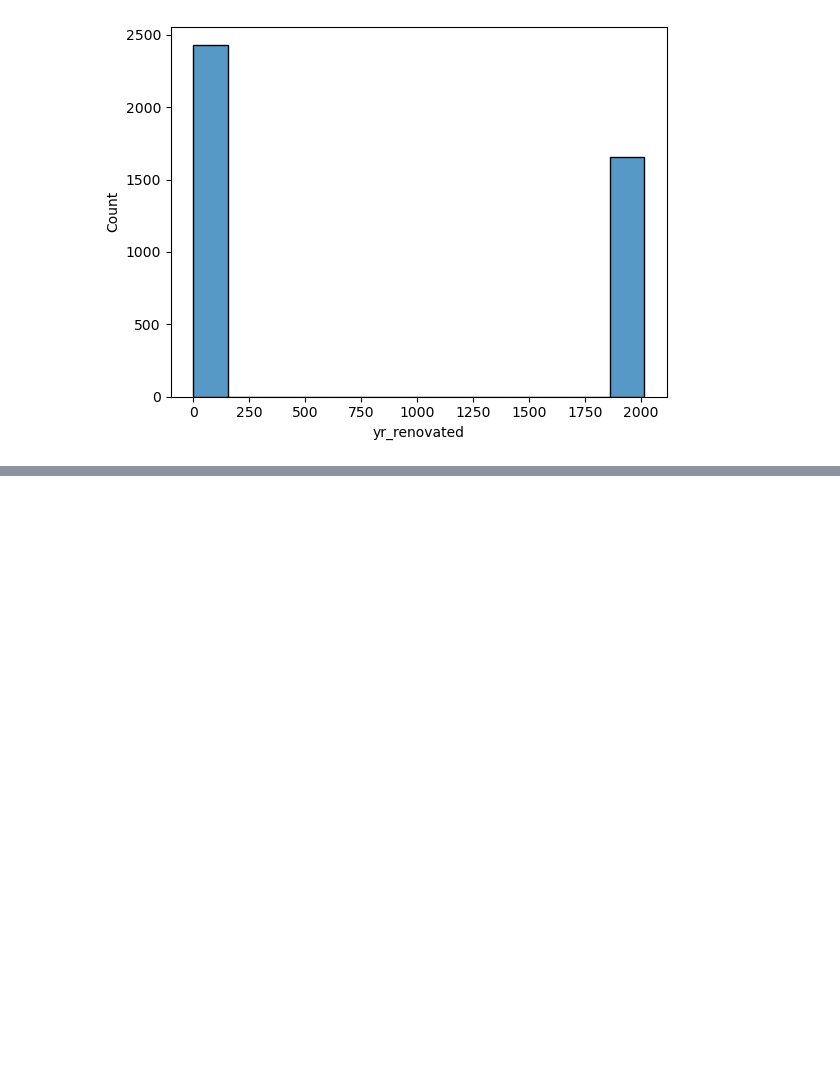
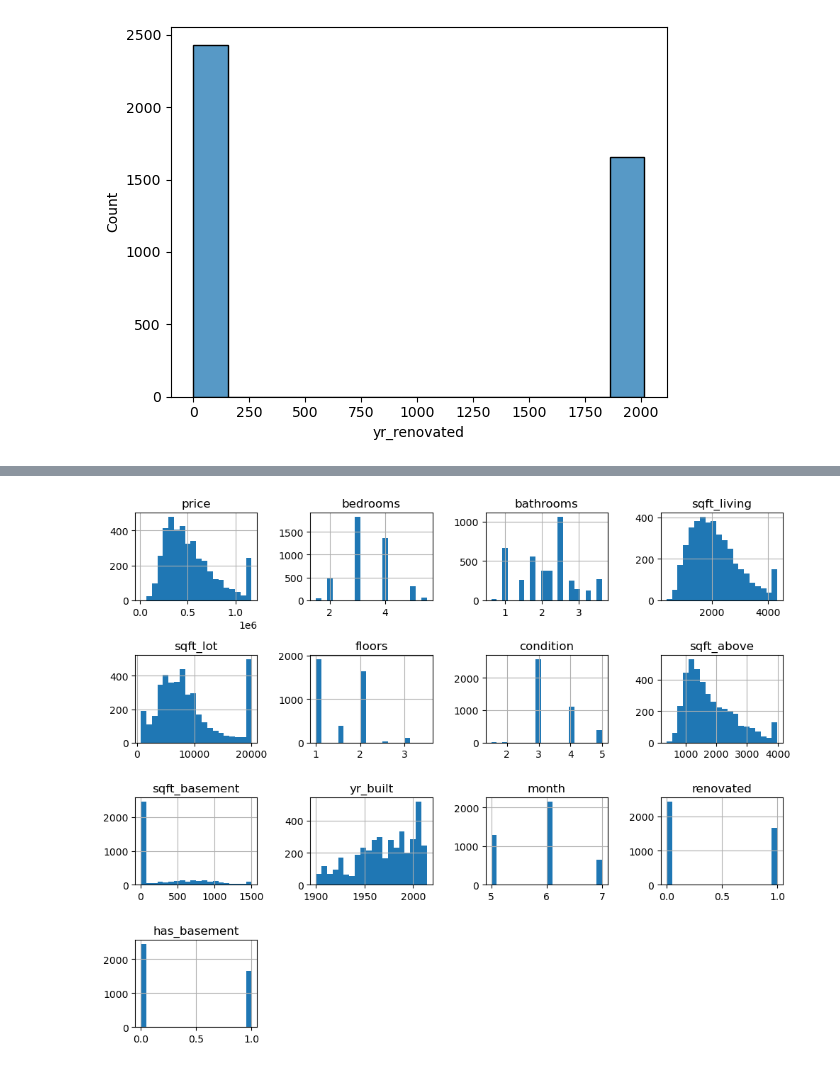
Before and after one commit to ayberkozcan/regression-exercises, a Jupyter notebook: Analyzing USA House Prices/analyzing_USA_house_prices.ipynb, the cells around one changed output, grey strips where cells are left out. Cells and saved outputs as stored; diff of their text form; code cells hidden in the pictures; blank space fills up the shorter version.

```diff
--- a/Analyzing USA House Prices/analyzing_USA_house_prices.ipynb
+++ b/Analyzing USA House Prices/analyzing_USA_house_prices.ipynb
@@ -363,0 +413,2 @@ array([   0., 2007., 2003., 2006., 1970., 2009., 1990., 1994., 2000.,
+# %%
+df["has_basement"] = df["sqft_basement"].apply(lambda x: 1 if x > 0 else 0)
@@ -363,0 +431,8 @@ array([   0., 2007., 2003., 2006., 1970., 2009., 1990., 1994., 2000.,
+# %%
+# Let's check again
+
+df.hist(figsize=(10, 8), bins=20)
+plt.tight_layout()
+plt.show()
+# %% [output]
+[figure, added]
```
Also changed, not shown: parts of 26 cells of this notebook, 1 other file.
